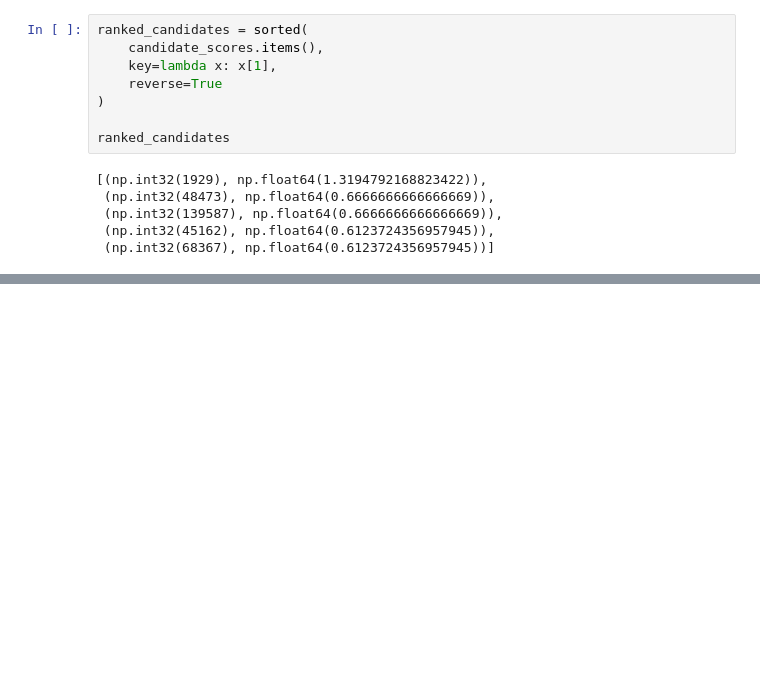
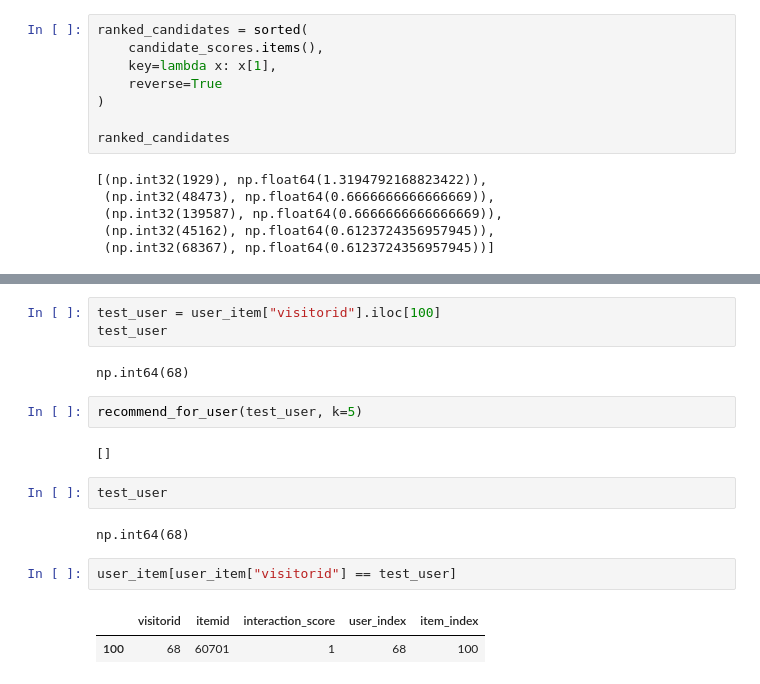
Before and after one commit to pranjal7-81/hybrid-ecommerce-recommendation-engine, a Jupyter notebook: notebooks/01_data_exploration.ipynb, the cells around one changed output, grey strips where cells are left out. Cells and saved outputs as stored; diff of their text form; blank space fills up the shorter version.

Commit message:
Improve collaborative filtering recommendations

```diff
--- a/notebooks/01_data_exploration.ipynb
+++ b/notebooks/01_data_exploration.ipynb
@@ -706,0 +944,18 @@ ranked_candidates
+# %%
+test_user = user_item["visitorid"].iloc[100]
+test_user
+# %% [output]
+np.int64(68)
+# %%
+recommend_for_user(test_user, k=5)
+# %% [output]
+[]
+# %%
+test_user
+# %% [output]
+np.int64(68)
+# %%
+user_item[user_item["visitorid"] == test_user]
+# %% [output]
+|  | visitorid | itemid | interaction_score | user_index | item_index |
+| 100 | 68 | 60701 | 1 | 68 | 100 |
```
Also changed, not shown: parts of 61 cells of this notebook.
